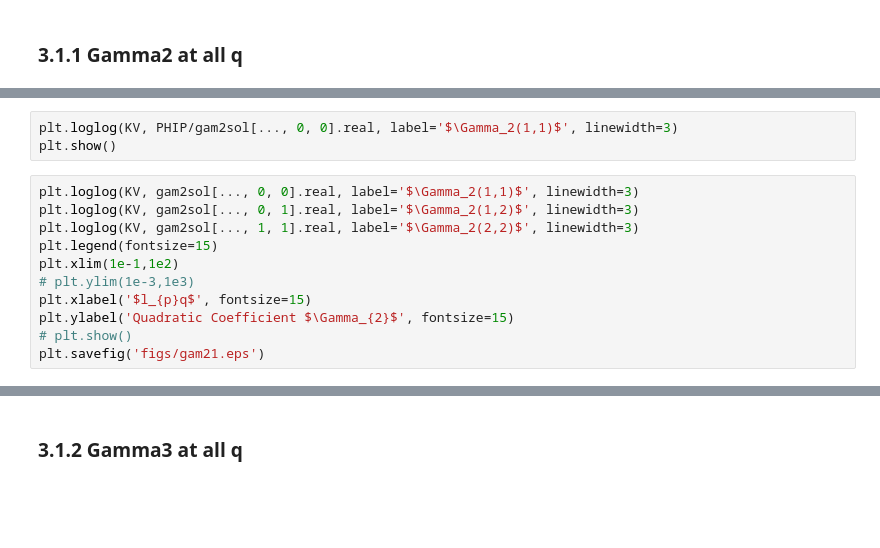
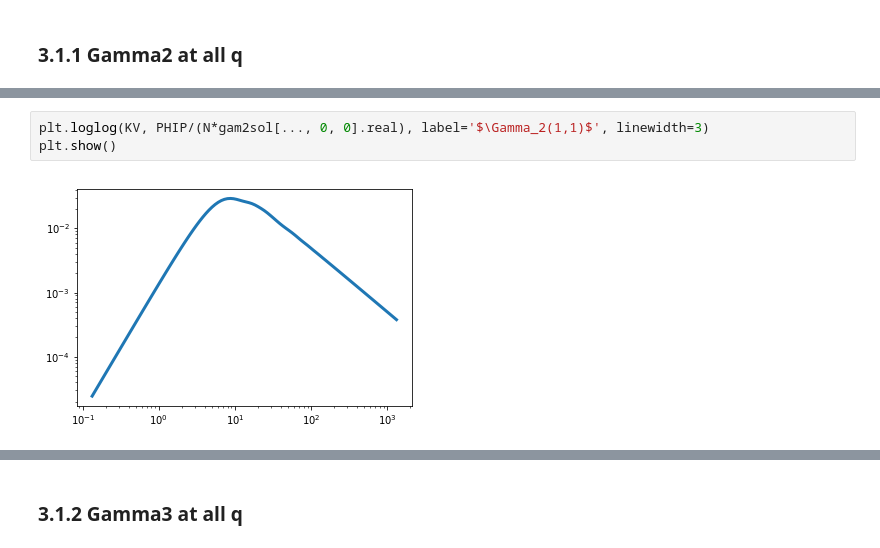
Before and after one commit to qmacAstanford/MultiPointCalculation, a Jupyter notebook: TestGAMcalc.ipynb, the cells around one changed output, grey strips where cells are left out. Cells and saved outputs as stored; diff of their text form; blank space fills up the shorter version.

```diff
--- a/TestGAMcalc.ipynb
+++ b/TestGAMcalc.ipynb
@@ -591,14 +573,5 @@ for i, K in enumerate(KV):
 # %%
-plt.loglog(KV, PHIP/gam2sol[..., 0, 0].real, label='$\Gamma_2(1,1)$', linewidth=3)
+plt.loglog(KV, PHIP/(N*gam2sol[..., 0, 0].real), label='$\Gamma_2(1,1)$', linewidth=3)
 plt.show()
+# %% [output]
+[figure, added]
-# %%
-plt.loglog(KV, gam2sol[..., 0, 0].real, label='$\Gamma_2(1,1)$', linewidth=3)
-plt.loglog(KV, gam2sol[..., 0, 1].real, label='$\Gamma_2(1,2)$', linewidth=3)
-plt.loglog(KV, gam2sol[..., 1, 1].real, label='$\Gamma_2(2,2)$', linewidth=3)
-plt.legend(fontsize=15)
-plt.xlim(1e-1,1e2)
-# plt.ylim(1e-3,1e3)
-plt.xlabel('$l_{p}q$', fontsize=15)
-plt.ylabel('Quadratic Coefficient $\Gamma_{2}$', fontsize=15)
-# plt.show()
-plt.savefig('figs/gam21.eps')
```
Also changed, not shown: parts of 41 cells of this notebook, 46 other files.
